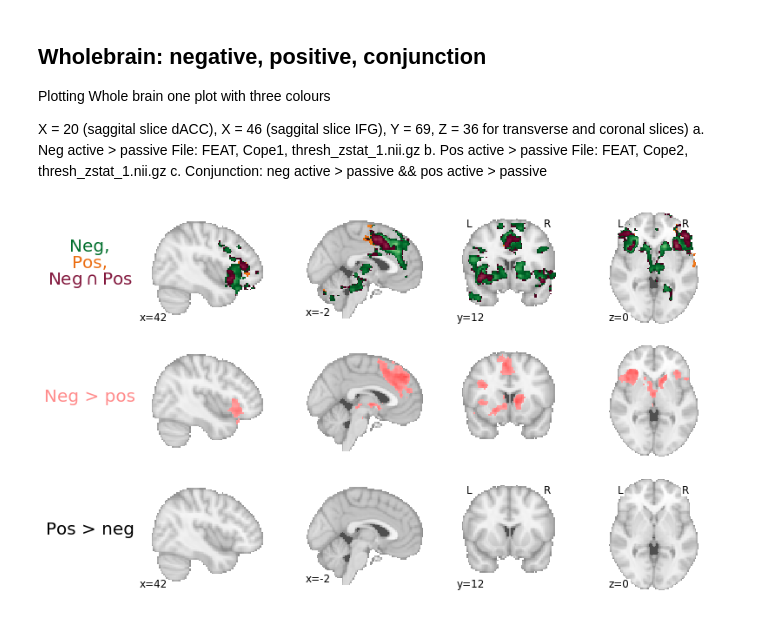
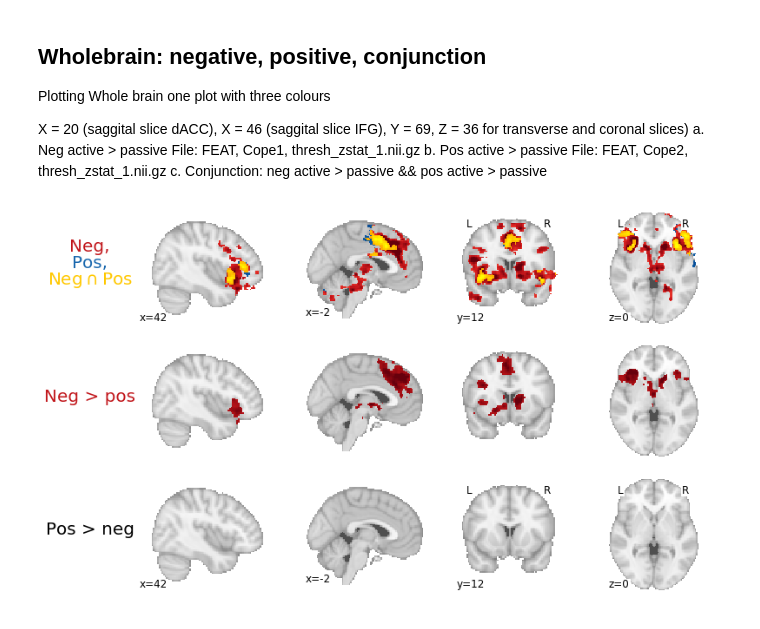
Before and after one commit to lukassnoek/MorbidCuriosityFMRI, a Jupyter notebook: code/plotting/plot_notebook.ipynb, the cells around one changed output. Drawn from its saved outputs; the diff is of its cells as text; code cells hidden in the pictures.

```diff
--- a/code/plotting/plot_notebook.ipynb
+++ b/code/plotting/plot_notebook.ipynb
@@ -69,0 +63,4 @@ cort_rois = ['Inferior Frontal Gyrus, pars triangularis',
+# %%
+subc_atlas_prob = fetch_atlas_harvard_oxford('sub-prob-2mm', symmetric_split=False)
+cort_atlas_prob = fetch_atlas_harvard_oxford('cort-prob-2mm', symmetric_split=False)
+affine = load_mni152_template().affine
@@ -173,6 +205,11 @@ wb_pos = data['desc_pos']['wholebrain']['actpas']
 wb_negpos = data['desc_negpos']['wholebrain']['actpas']
 wb_posneg = data['desc_posneg']['wholebrain']['actpas']
 wb_conj = 'thresh_conjunction_cue-negpos_contrast-actpas.nii.gz'
+
+color_neg = plt.get_cmap('Reds')
+color_pos = plt.get_cmap('Blues')
+color_conj = plt.get_cmap('autumn')
+color_negpos = color_neg
 
 coords = [('x', 42), ('x', -2), ('y', 12), ('z', 0)]
 gs_kw = dict(width_ratios=[1.25, 1, 1, 1])
@@ -184,9 +221,9 @@ for i in range(axes.shape[1]):
         stat_map_img=wb_pos,
         display_mode=coords[i][0],
         cut_coords=[coords[i][1]],
-        threshold=2.58,
-        vmax=7.5,
-        cmap='cyan_orange',
+        threshold=0,
+        vmax=4,
+        cmap=color_pos,
         colorbar=False,
         draw_cross=False,
         figure=fig,
@@ -195,27 +232,27 @@ for i in range(axes.shape[1]):
 
     display.add_overlay(
         wb_neg,
-        threshold=2.58,
-        vmax=7.5,
-        vmin=-2,
-        cmap='purple_green'
+        threshold=0,
+        vmax=4,
+        vmin=0,
+        cmap=color_neg
     )
 
     display.add_overlay(
         wb_conj,
-        threshold=2.58,
-        vmax=7.5,
-        vmin=-2,
-        cmap='purple_green_r'
+        threshold=0,
+        vmax=4,
+        vmin=0,
+        cmap=color_conj
     )
 
     display = plotting.plot_stat_map(
         stat_map_img=wb_negpos,
         display_mode=coords[i][0],
         cut_coords=[coords[i][1]],
-        threshold=2.58,
-        vmax=7,
-        cmap='bwr',
+        threshold=0,
+        vmax=4,
+        cmap=color_negpos,
         colorbar=False,
         draw_cross=False,
         figure=fig,
@@ -226,38 +263,38 @@ for i in range(axes.shape[1]):
     display = plotting.plot_stat_map(
         stat_map_img=wb_posneg,
         display_mode=coords[i][0],
         cut_coords=[coords[i][1]],
-        threshold=2.58,
-        vmax=7.5,
+        threshold=0,
+        vmax=3,
         cmap='purple_green_r',
         colorbar=False,
         draw_cross=False,
         figure=fig,
         axes=axes[2, i]
     )
 
 """
 axes[0, 3].legend(
     handles=[
         plt.Line2D([0], [0], marker='o', color='white', markerfacecolor='purple'),
         plt.Line2D([0], [0], marker='o', color='white', markerfacecolor='green'),
-        plt.Line2D([0], [0], marker='o', color='white', markerfacecolor='orange'),
+        plt.Line2D([0],ranges [0], marker='o', color='white', markerfacecolor='orange'),
     ],
     labels=['Positive', 'Negative', 'Conjunction'],
     frameon=False,
     bbox_to_anchor=(1.7, 0.75)
 )
 """
 
-axes[0, 0].text(-0.275, 0.65, 'Neg,', fontsize=20, color=green, ha='center')
-axes[0, 0].text(-0.275, 0.5, 'Pos,', fontsize=20, color=orange, ha='center')
-axes[0, 0].text(-0.275, 0.35, r'$\mathrm{Neg} \cap \mathrm{Pos}$', color=purple, fontsize=20, ha='center')
+axes[0, 0].text(-0.275, 0.65, 'Neg,', fontsize=20, color=color_neg(200), ha='center')
+axes[0, 0].text(-0.275, 0.5, 'Pos,', fontsize=20, color=color_pos(200), ha='center')
+axes[0, 0].text(-0.275, 0.35, r'$\mathrm{Neg} \cap \mathrm{Pos}$', color=color_conj(200), fontsize=20, ha='center')
 
-axes[1, 0].text(-0.275, 0.5, 'Neg > pos', fontsize=20, color=pink, ha='center')
+axes[1, 0].text(-0.275, 0.5, 'Neg > pos', fontsize=20, color=color_negpos(200), ha='center')
 axes[2, 0].text(-0.275, 0.5, 'Pos > neg', fontsize=20, ha='center')
 
 plotting.show()
 fig.savefig('../figures/figure2.png', dpi=200)
 display.close()
 # %% [output]
-[figure, old version]
+[figure, new version]
```
Also changed, not shown: parts of 6 cells of this notebook, 2 other files.
